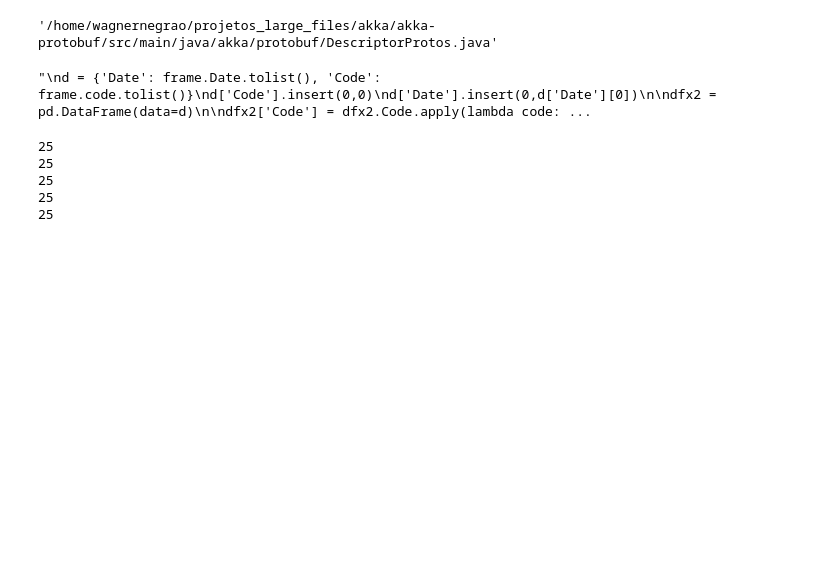
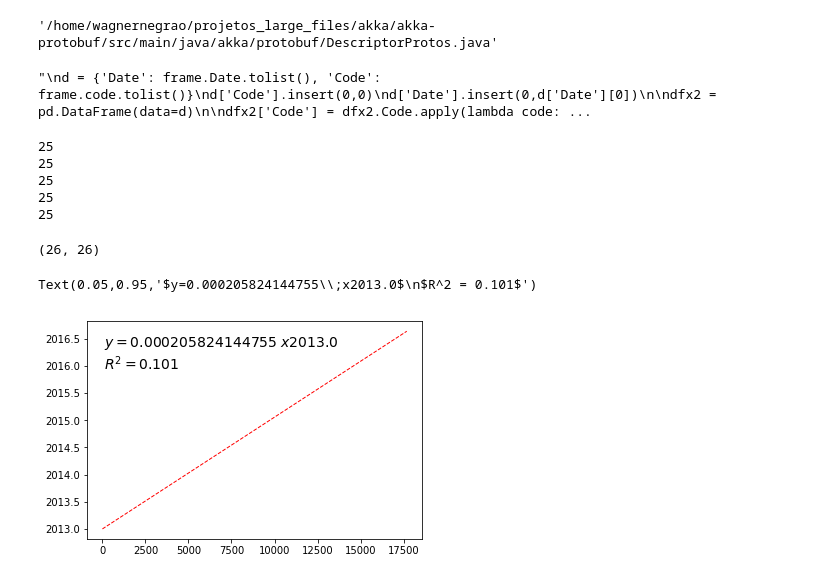
Before and after one commit to wagnernegrao/LargeFiles, a Jupyter notebook: Tools/growth_curve/versao_teste_curva_crescimento_python2.ipynb, the cells around one changed output. Drawn from its saved outputs; the diff is of its cells as text; code cells hidden in the pictures; blank space fills up the shorter version.

```diff
--- a/Tools/growth_curve/versao_teste_curva_crescimento_python2.ipynb
+++ b/Tools/growth_curve/versao_teste_curva_crescimento_python2.ipynb
@@ -38,9 +38,9 @@ unique_files[0]
 # %% [output]
 '/home/wagnernegrao/projetos_large_files/akka/akka-protobuf/src/main/java/akka/protobuf/DescriptorProtos.java'
 # %%
-def create_dataframe(df):
+def create_dataframe(df, unique_files):
     '''
-    Recebe um dataframe geral e cria um dataframe especifico com os arquivos
+    ??? e cria um dataframe especifico com os arquivos
     que estao acima do limiar, pegando a partir do primeiro commit
     ate o mais atual de cada arquivo.
 
@@ -61,3 +59,5 @@ dfs = create_dataframe(dfs)
+# %%
+dfs = create_dataframe(df, unique_files)
 # %%
 """
 d = {'Date': frame.Date.tolist(), 'Code': frame.code.tolist()}
@@ -100,7 +100,7 @@ def size_series(tm_serie):
     serie_size = []
 
     for serie in tm_serie:
-        serie.append(len(serie))
+        serie_size.append(len(serie))
 
     min_value = min(serie_size)
 
@@ -131,7 +131,7 @@ def size_series(tm_serie):
 
 
 
-tm_serie = size_series(tm_serie)
+tm_serie = size_series(tm_series)
 # %% [output]
 25
 25
@@ -161,0 +168,22 @@ data = sorted(data)
+# %%
+len(tm_serie[0]), len(data)
+# %% [output]
+(26, 26)
+# %%
+# As listas devem possuir o mesmo tamanho
+
+from sklearn.metrics import r2_score
+x = np.array(tm_serie[0])
+y = np.array(data)
+
+#plt.plot(x,y,"+", ms=10, mec="k")
+z = np.polyfit(x, y, 1)
+y_hat = np.poly1d(z)(x)
+
+plt.plot(x, y_hat, "r--", lw=1)
+text = "$y={}\;x{}$\n$R^2 = {}$".format(z[0], z[1], round(r2_score(y,y_hat), 3))
+plt.gca().text(0.05, 0.95, text,transform=plt.gca().transAxes,
+     fontsize=14, verticalalignment='top')
+# %% [output]
+Text(0.05,0.95,'$y=0.000205824144755\\;x2013.0$\n$R^2 = 0.101$')
+[figure, added]
```
Also changed, not shown: parts of 7 cells of this notebook.
